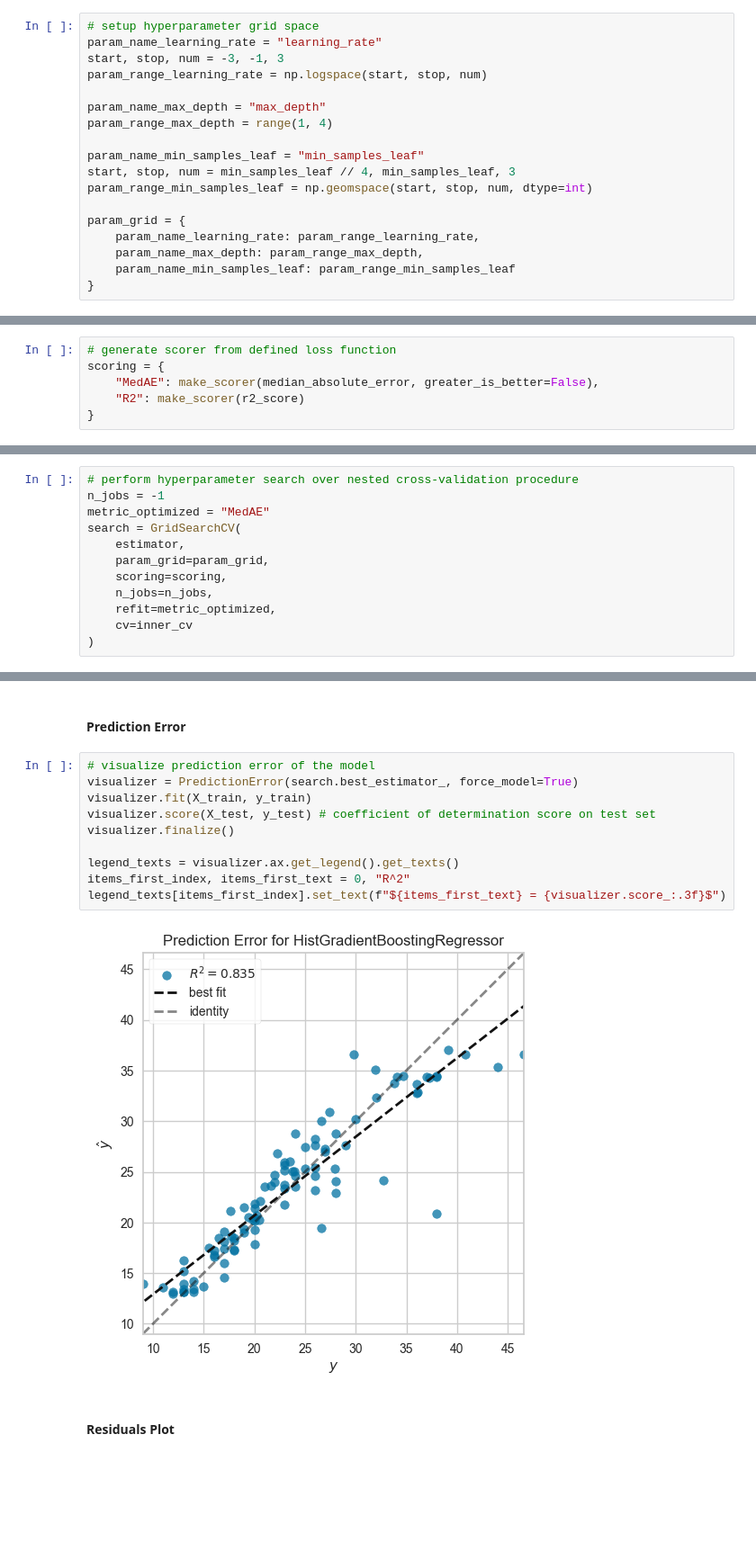
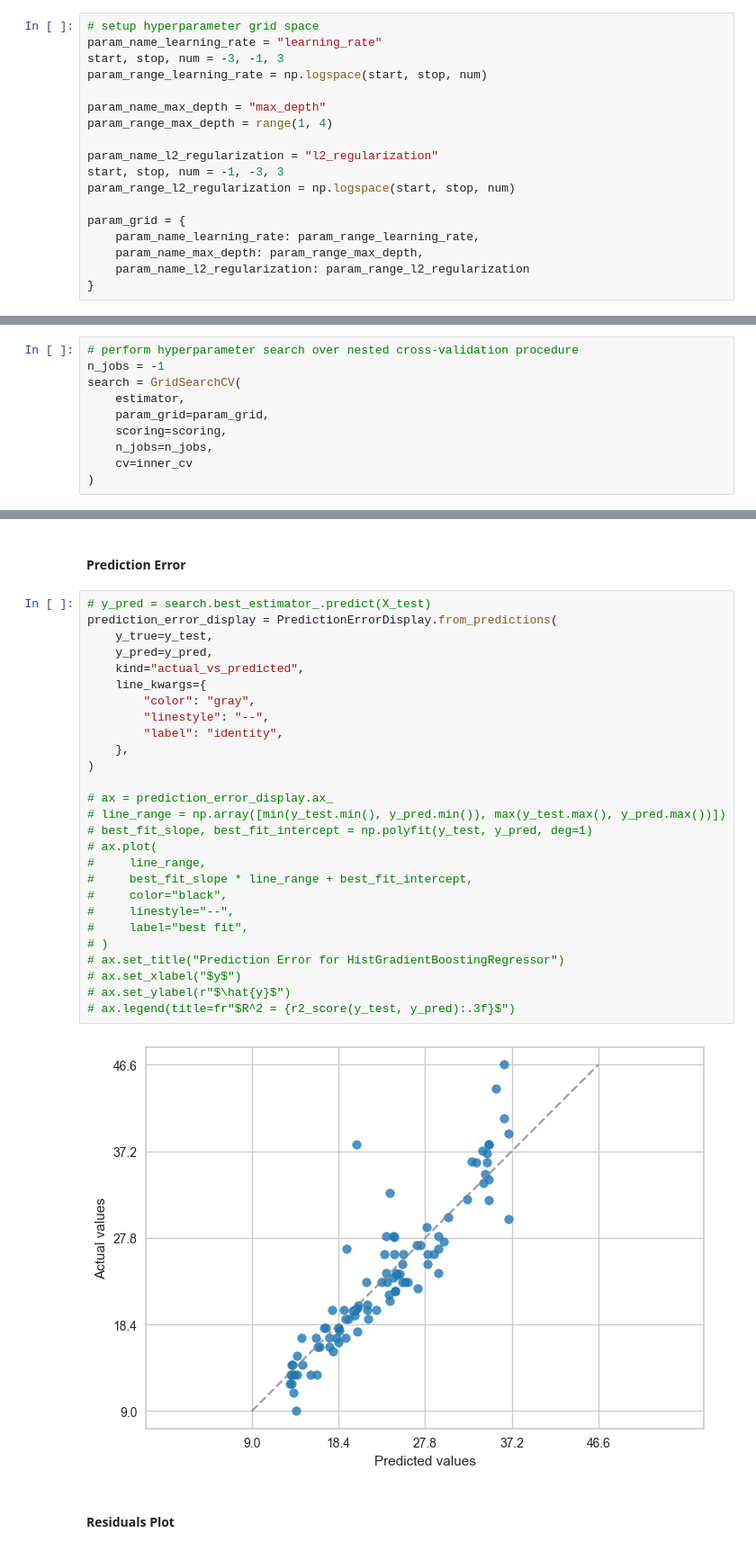
Before and after one commit to garudapaksi-yusuf/Auto_MPG_Prediction, a Jupyter notebook: notebook/notebook.ipynb, the cells around one changed output, grey strips where cells are left out. Shown at 90% size. Cells and saved outputs as stored; diff of their text form; blank space fills up the shorter version.

```diff
--- a/notebook/notebook.ipynb
+++ b/notebook/notebook.ipynb
@@ -881,12 +866,12 @@ param_range_learning_rate = np.logspace(start, stop, num)
 param_name_max_depth = "max_depth"
 param_range_max_depth = range(1, 4)
 
-param_name_min_samples_leaf = "min_samples_leaf"
-start, stop, num = min_samples_leaf // 4, min_samples_leaf, 3
-param_range_min_samples_leaf = np.geomspace(start, stop, num, dtype=int)
+param_name_l2_regularization = "l2_regularization"
+start, stop, num = -1, -3, 3
+param_range_l2_regularization = np.logspace(start, stop, num)
 
 param_grid = {
     param_name_learning_rate: param_range_learning_rate,
     param_name_max_depth: param_range_max_depth,
-    param_name_min_samples_leaf: param_range_min_samples_leaf
+    param_name_l2_regularization: param_range_l2_regularization
 }
@@ -906,6 +877,0 @@ single variable.
-# %%
-# generate scorer from defined loss function
-scoring = {
-    "MedAE": make_scorer(median_absolute_error, greater_is_better=False),
-    "R2": make_scorer(r2_score)
-}
@@ -919,12 +903,10 @@ inner_cv, outer_cv = KFold(n_splits_inner, **kwargs), KFold(n_splits_outer, **kw
 # %%
 # perform hyperparameter search over nested cross-validation procedure
 n_jobs = -1
-metric_optimized = "MedAE"
 search = GridSearchCV(
     estimator,
     param_grid=param_grid,
     scoring=scoring,
     n_jobs=n_jobs,
-    refit=metric_optimized,
     cv=inner_cv
 )
@@ -1057,17 +1047,34 @@ For Auto MPG dataset, adding more training instances would likely yield minimal
 # %% [markdown]
 #### Prediction Error
 # %%
-# visualize prediction error of the model
-visualizer = PredictionError(search.best_estimator_, force_model=True)
-visualizer.fit(X_train, y_train)
-visualizer.score(X_test, y_test) # coefficient of determination score on test set
-visualizer.finalize()
+# y_pred = search.best_estimator_.predict(X_test)
+prediction_error_display = PredictionErrorDisplay.from_predictions(
+    y_true=y_test,
+    y_pred=y_pred,
+    kind="actual_vs_predicted",
+    line_kwargs={
+        "color": "gray",
+        "linestyle": "--",
+        "label": "identity",
+    },
+)
 
-legend_texts = visualizer.ax.get_legend().get_texts()
-items_first_index, items_first_text = 0, "R^2"
-legend_texts[items_first_index].set_text(f"${items_first_text} = {visualizer.score_:.3f}$")
+# ax = prediction_error_display.ax_
+# line_range = np.array([min(y_test.min(), y_pred.min()), max(y_test.max(), y_pred.max())])
+# best_fit_slope, best_fit_intercept = np.polyfit(y_test, y_pred, deg=1)
+# ax.plot(
+#     line_range,
+#     best_fit_slope * line_range + best_fit_intercept,
+#     color="black",
+#     linestyle="--",
+#     label="best fit",
+# )
+# ax.set_title("Prediction Error for HistGradientBoostingRegressor")
+# ax.set_xlabel("$y$")
+# ax.set_ylabel(r"$\hat{y}$")
+# ax.legend(title=fr"$R^2 = {r2_score(y_test, y_pred):.3f}$")
 # %% [output]
-[figure, old version]
+[figure, new version]
 # %% [markdown]
 #### Residuals Plot
 # %%
```
Also changed, not shown: parts of 19 cells of this notebook.
